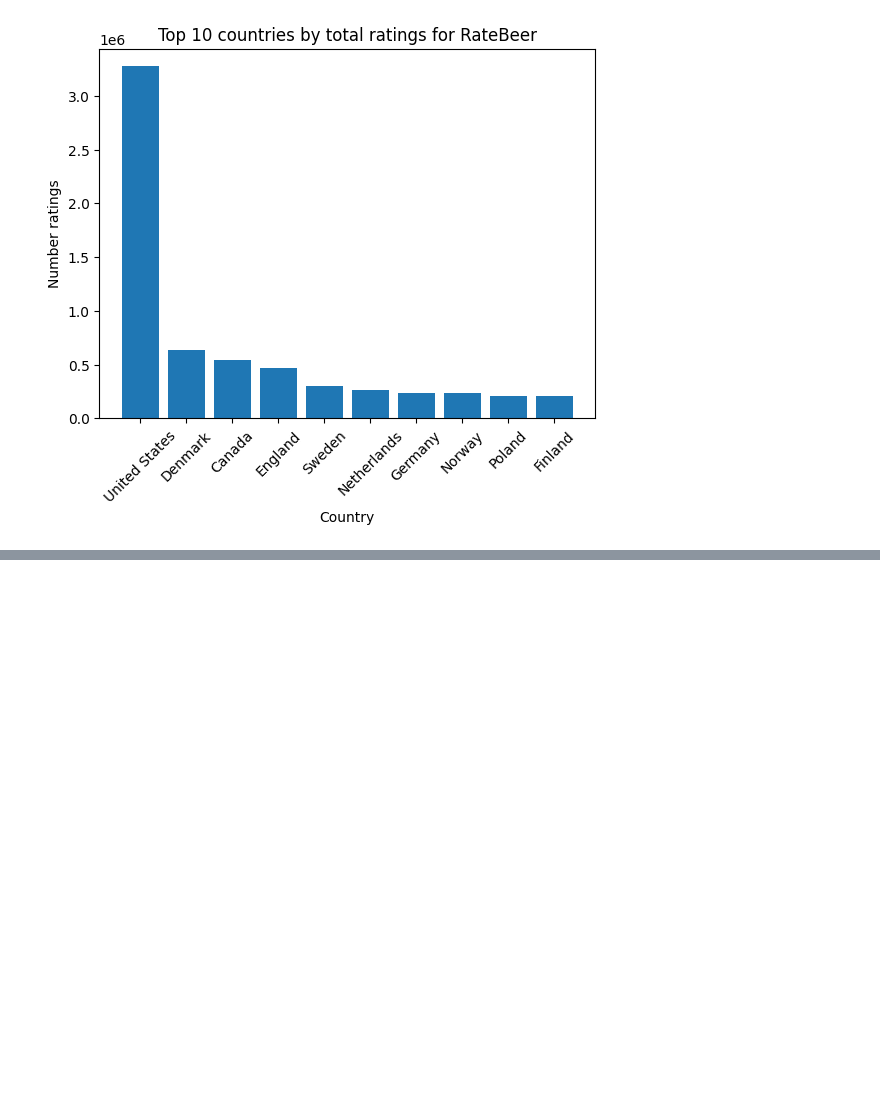
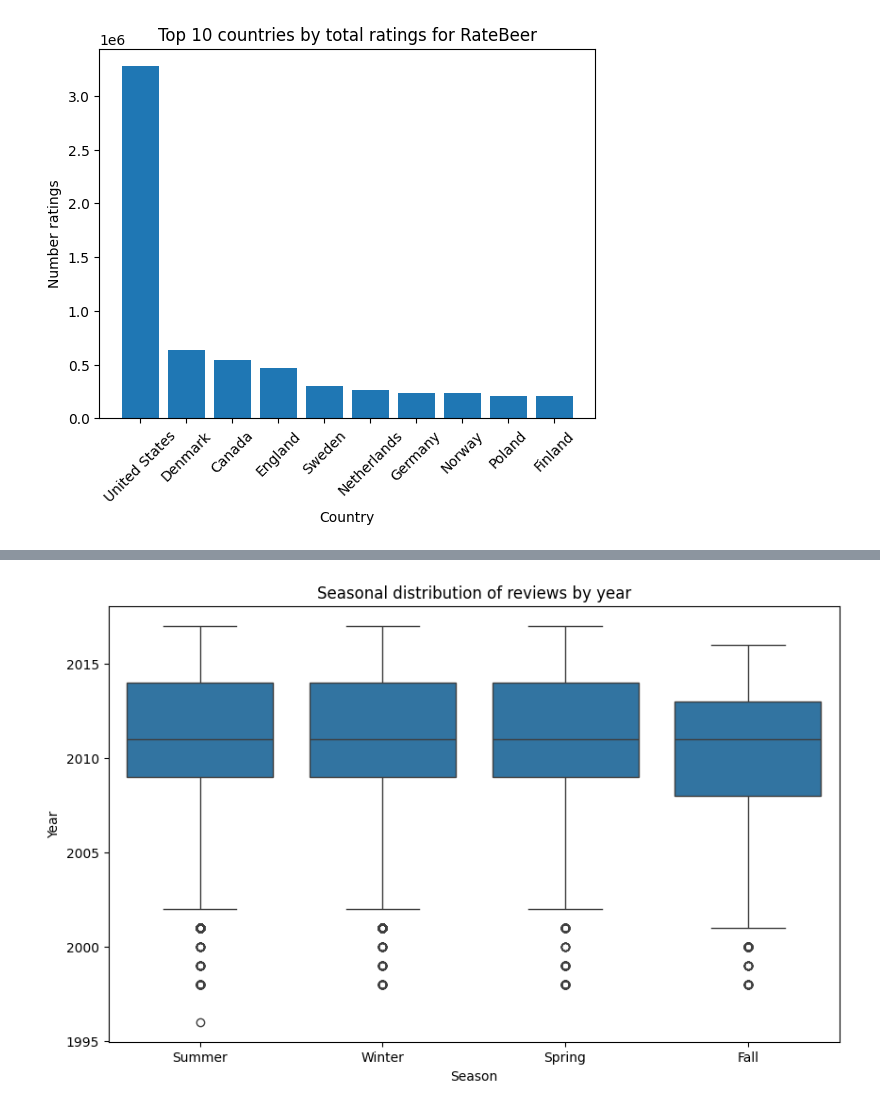
Before and after one commit to epfl-ada/ada-2024-project-databrewers, a Jupyter notebook: pauline.ipynb, the cells around one changed output, grey strips where cells are left out. Saved outputs shown, nothing was run; the diff lists cells and outputs as text; code cells hidden in the pictures; blank space fills up the shorter version.

```diff
--- a/pauline.ipynb
+++ b/pauline.ipynb
@@ -400,0 +556,10 @@ plt.show()
+# %%
+# Plot seasonal distribution
+plt.figure(figsize=(10, 6))
+sns.boxplot(data=reviews_ba_pivot, x='season', y='year', legend=False)
+plt.title('Seasonal distribution of reviews by year')
+plt.xlabel('Season')
+plt.ylabel('Year')
+plt.show()
+# %% [output]
+[figure, added]
```
Also changed, not shown: parts of 30 cells of this notebook.
